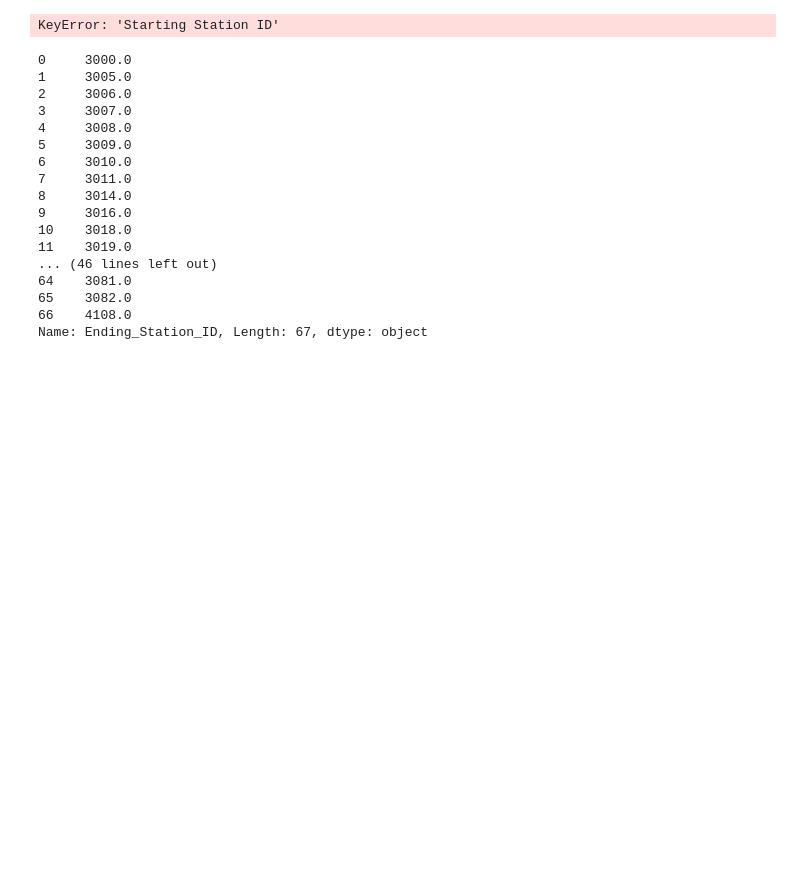
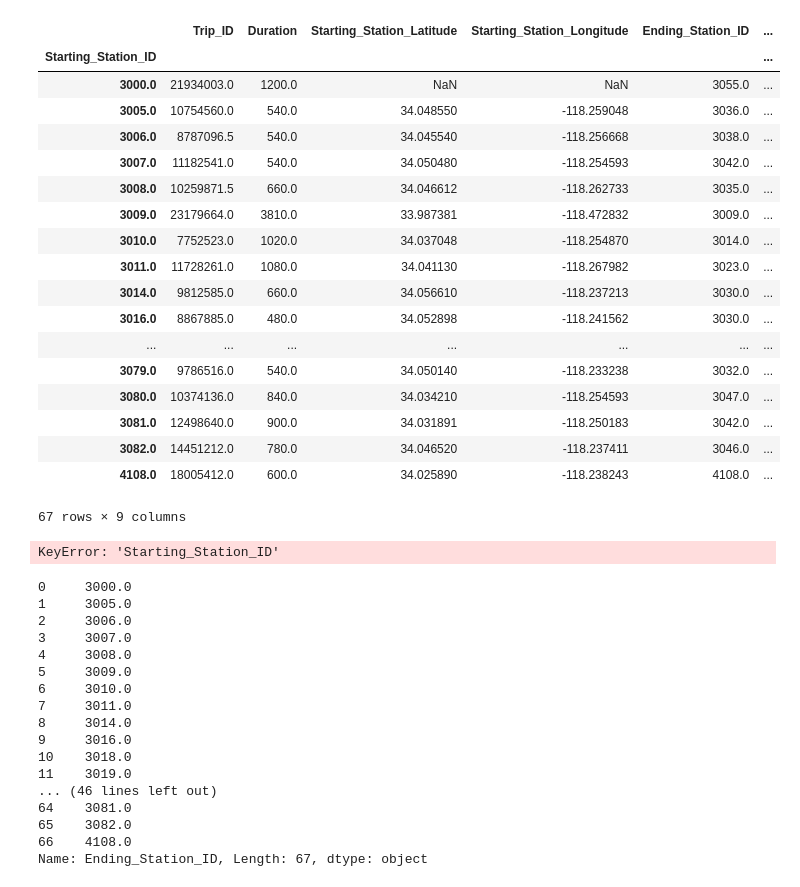
Before and after one commit to scotius/Thinkful, a Jupyter notebook: DataScienceFundamentals/Unit4/Lesson4/Untitled1.ipynb, the cells around one changed output. Saved outputs shown, nothing was run; the diff lists cells and outputs as text; code cells hidden in the pictures; blank space fills up the shorter version.

```diff
--- a/DataScienceFundamentals/Unit4/Lesson4/Untitled1.ipynb
+++ b/DataScienceFundamentals/Unit4/Lesson4/Untitled1.ipynb
@@ -16,10 +21,32 @@ df1.head()
 # %%
 starting_station_count = df1[['Starting Station ID', 'Trip ID']].groupby('Starting Station ID').count().reset_index()
+# %%
+df1.groupby(['Starting_Station_ID']).median()
+# %% [output]
+|  | Trip_ID | Duration | Starting_Station_Latitude | Starting_Station_Longitude | Ending_Station_ID | ... |
+| Starting_Station_ID |  |  |  |  |  | ... |
+| 3000.0 | 21934003.0 | 1200.0 | NaN | NaN | 3055.0 | ... |
+| 3005.0 | 10754560.0 | 540.0 | 34.048550 | -118.259048 | 3036.0 | ... |
+| 3006.0 | 8787096.5 | 540.0 | 34.045540 | -118.256668 | 3038.0 | ... |
+| 3007.0 | 11182541.0 | 540.0 | 34.050480 | -118.254593 | 3042.0 | ... |
+| 3008.0 | 10259871.5 | 660.0 | 34.046612 | -118.262733 | 3035.0 | ... |
+| 3009.0 | 23179664.0 | 3810.0 | 33.987381 | -118.472832 | 3009.0 | ... |
+| 3010.0 | 7752523.0 | 1020.0 | 34.037048 | -118.254870 | 3014.0 | ... |
+| 3011.0 | 11728261.0 | 1080.0 | 34.041130 | -118.267982 | 3023.0 | ... |
+| 3014.0 | 9812585.0 | 660.0 | 34.056610 | -118.237213 | 3030.0 | ... |
+| 3016.0 | 8867885.0 | 480.0 | 34.052898 | -118.241562 | 3030.0 | ... |
+| ... | ... | ... | ... | ... | ... | ... |
+| 3079.0 | 9786516.0 | 540.0 | 34.050140 | -118.233238 | 3032.0 | ... |
+| 3080.0 | 10374136.0 | 840.0 | 34.034210 | -118.254593 | 3047.0 | ... |
+| 3081.0 | 12498640.0 | 900.0 | 34.031891 | -118.250183 | 3042.0 | ... |
+| 3082.0 | 14451212.0 | 780.0 | 34.046520 | -118.237411 | 3046.0 | ... |
+| 4108.0 | 18005412.0 | 600.0 | 34.025890 | -118.238243 | 4108.0 | ... |
+67 rows × 9 columns
 # %%
 starting_station_count.rename(columns={'Starting Station ID' : 'Starting_Station_ID', 'Trip ID' : 'Trip_ID'}, inplace = True)
 # %%
-starting_station_average_duration = df1['Duration'].groupby('Starting Station ID').mean()
+starting_station_average_duration = df1['Duration'].groupby('Starting_Station_ID').mean()
 # %% [output]
-KeyError: 'Starting Station ID'
+KeyError: 'Starting_Station_ID'
 # %%
 ending_station_count = df1[['Ending Station ID', 'Trip ID']].groupby('Ending Station ID').count().reset_index()
```
Also changed, not shown: parts of 3 cells of this notebook, 1 other file.
